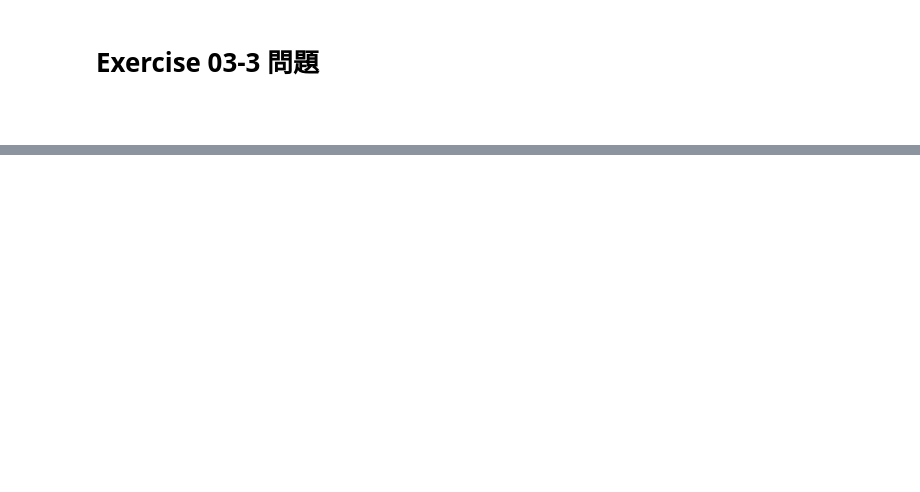
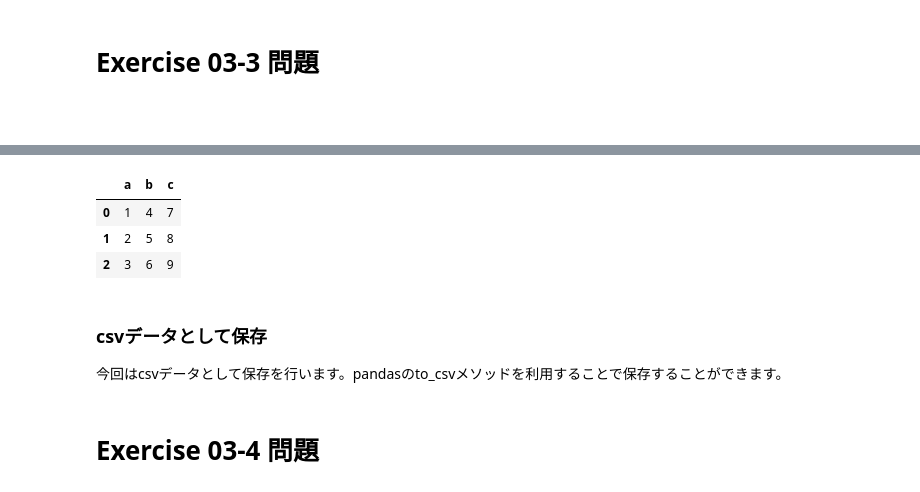
Before and after one commit to tamtam-fitness/KawaseSeminarProgrammingMaterials, a Jupyter notebook: Kawase Seminar03/KawaseSeminar03-2.ipynb, the cells around one changed output, grey strips where cells are left out. Cells and saved outputs as stored; diff of their text form; code cells hidden in the pictures; blank space fills up the shorter version.

```diff
--- a/Kawase Seminar03/KawaseSeminar03-2.ipynb
+++ b/Kawase Seminar03/KawaseSeminar03-2.ipynb
@@ -218,0 +400,20 @@ https://ai-inter1.com/beautifulsoup_1/
+# %%
+# Series オブジェクトが一次元配列であることは理解
+# 次は二次元配列を扱う DataFrame オブジェクトを見ていく。
+data_3 = {"a":[1,2,3],
+           "b":[4,5,6],
+           "c":[7,8,9]}
+df3 = pd.DataFrame(data_3)
+# jupyter では DataFrame 型などは print 関数を用いないほうが見やすくなる。
+df3
+
+# ここで、"a" "b" "c" は列名であり、あくまでも インデックスは 0, 1, 2 となっている。
+# こちらもインデックスの名前は変更可能
+# %% [output]
+|  | a | b | c |
+| 0 | 1 | 4 | 7 |
+| 1 | 2 | 5 | 8 |
+| 2 | 3 | 6 | 9 |
+# %% [markdown]
+### csvデータとして保存
+今回はcsvデータとして保存を行います。pandasのto_csvメソッドを利用することで保存することができます。
@@ -218,0 +426,2 @@ https://ai-inter1.com/beautifulsoup_1/
+# %% [markdown]
+# Exercise 03-4 問題
```
Also changed, not shown: parts of 36 cells of this notebook.
